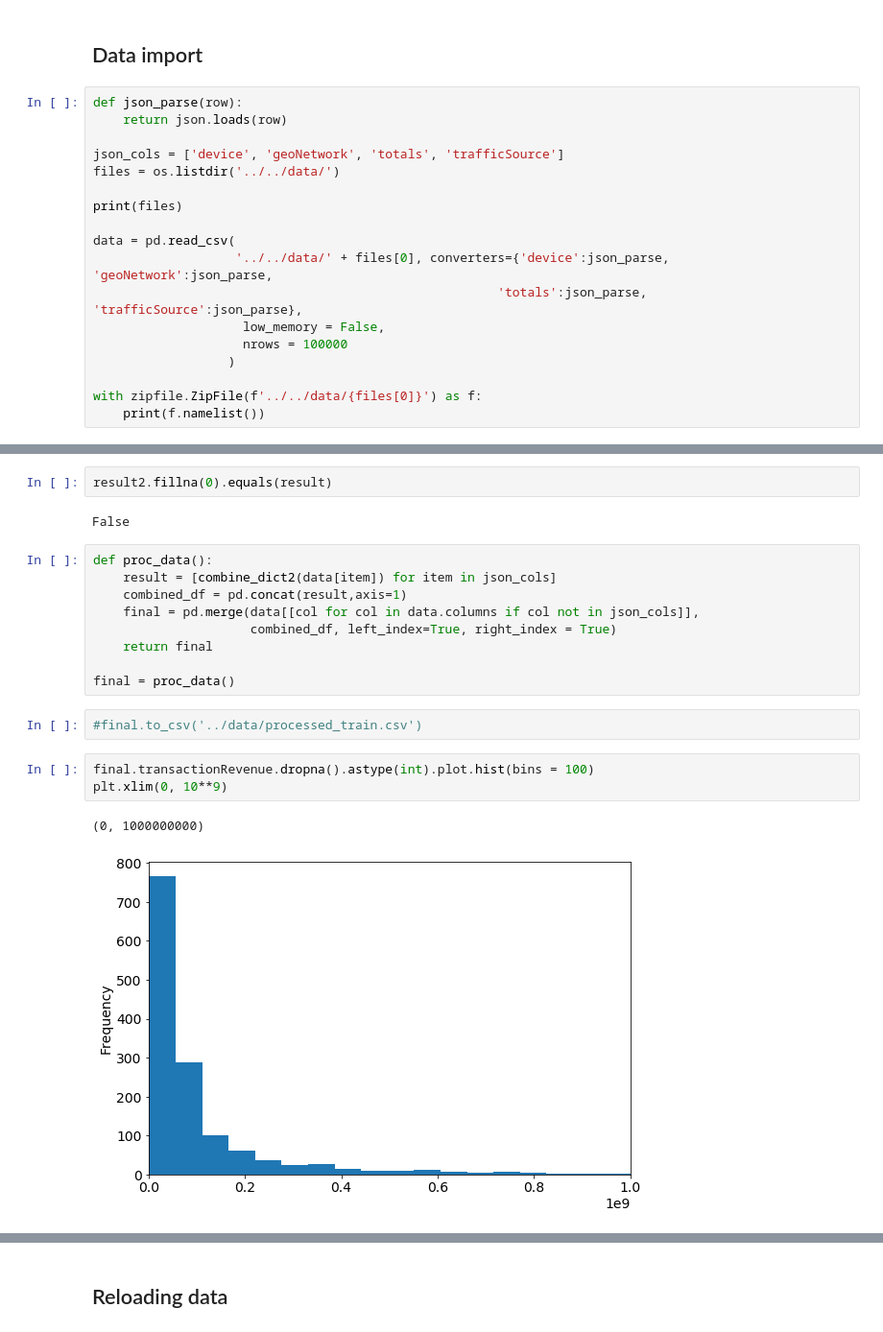
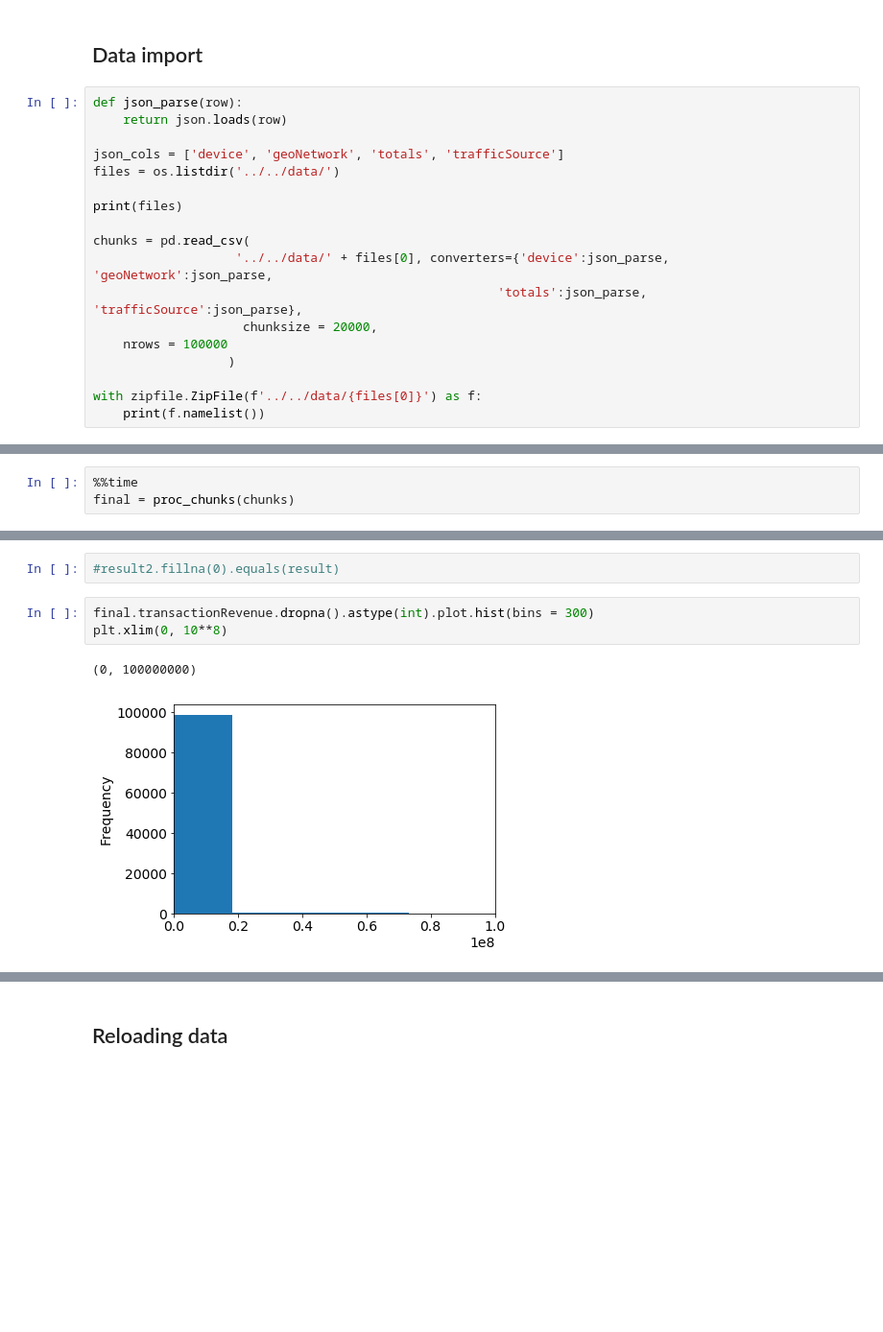
Before and after one commit to eddiepyang/ga_store, a Jupyter notebook: src/notebook/google_store.ipynb, the cells around one changed output, grey strips where cells are left out. Shown: that part at 96% size. Saved outputs shown, nothing was run; the diff lists cells and outputs as text; blank space fills up the shorter version.

```diff
--- a/src/notebook/google_store.ipynb
+++ b/src/notebook/google_store.ipynb
@@ -52,11 +52,11 @@ files = os.listdir('../../data/')
 
 print(files)
 
-data = pd.read_csv(
+chunks = pd.read_csv(
                    '../../data/' + files[0], converters={'device':json_parse, 'geoNetwork':json_parse,
                                                       'totals':json_parse, 'trafficSource':json_parse},
-                    low_memory = False,
-                    nrows = 100000
+                    chunksize = 20000,
+    nrows = 100000
                   )
 
 with zipfile.ZipFile(f'../../data/{files[0]}') as f:
@@ -112,0 +134,3 @@ def combine_dict2(series):
+# %%
+%%time
+final = proc_chunks(chunks)
@@ -143,24 +164,11 @@ result2.fillna(0).head()
 # %%
-result2.fillna(0).equals(result)
+#result2.fillna(0).equals(result)
-# %% [output]
-False
-# %%
-def proc_data():
-    result = [combine_dict2(data[item]) for item in json_cols]
-    combined_df = pd.concat(result,axis=1)
-    final = pd.merge(data[[col for col in data.columns if col not in json_cols]],
-                     combined_df, left_index=True, right_index = True)
-    return final
-
-final = proc_data()
-# %%
-#final.to_csv('../data/processed_train.csv')
 # %%
-final.transactionRevenue.dropna().astype(int).plot.hist(bins = 100)
-plt.xlim(0, 10**9)
+final.transactionRevenue.dropna().astype(int).plot.hist(bins = 300)
+plt.xlim(0, 10**8)
 # %% [output]
-(0, 1000000000)
+(0, 100000000)
-[figure, old version]
+[figure, new version]
 # %%
 final.transactionRevenue.dropna().astype(int).describe()
 # %% [output]
```
Also changed, not shown: parts of 49 cells of this notebook, 1 other file.
